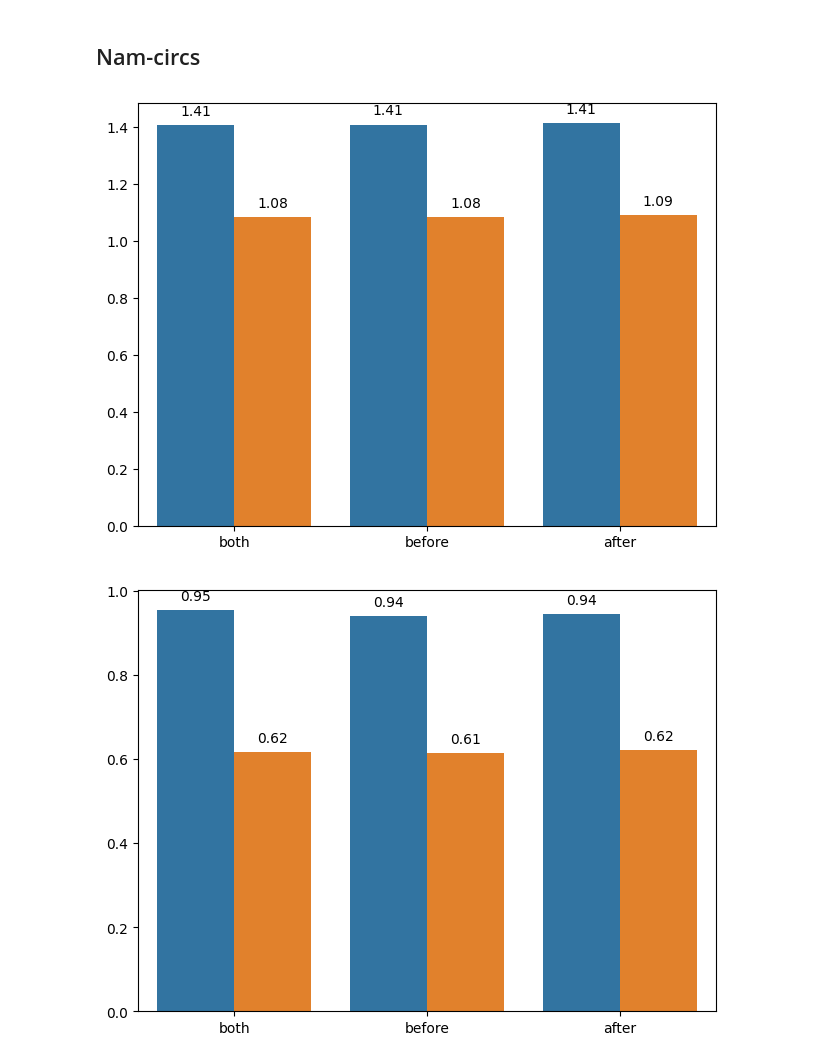
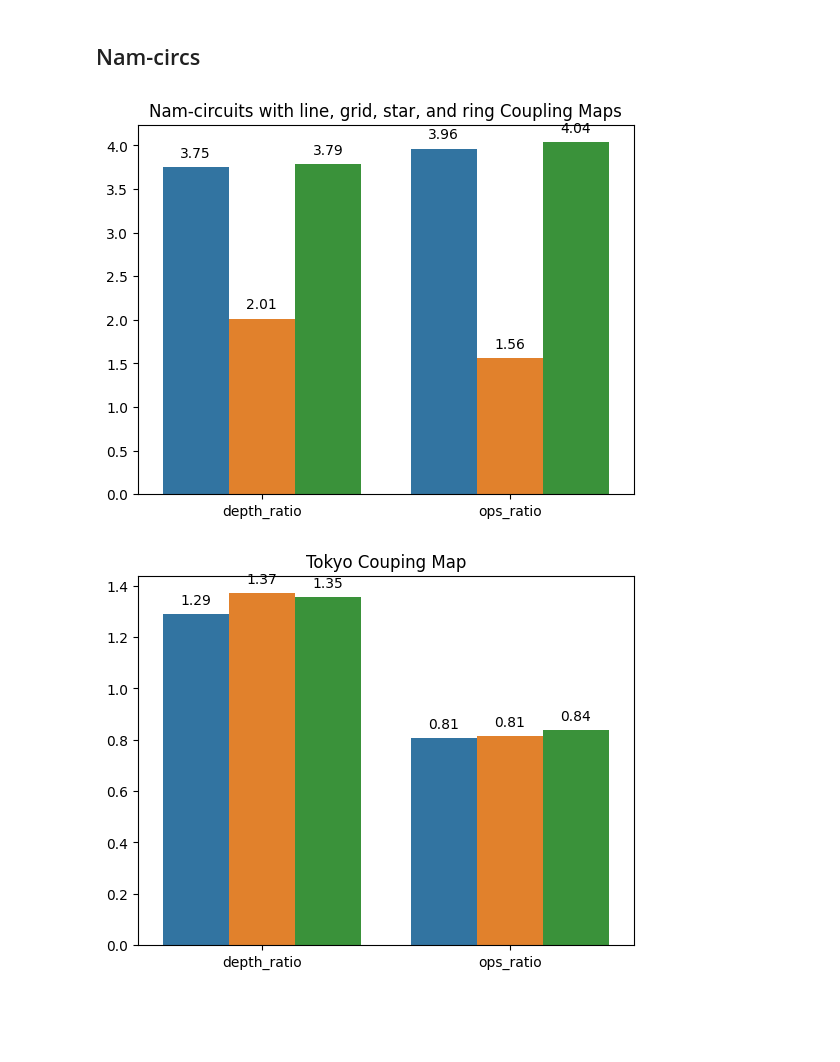
Before and after one commit to congfeng4/QuantumCompiler, a Jupyter notebook: before_after_motivate.ipynb, the cells around one changed output. Cells and saved outputs as stored; diff of their text form; code cells hidden in the pictures; blank space fills up the shorter version.

```diff
--- a/before_after_motivate.ipynb
+++ b/before_after_motivate.ipynb
@@ -20,28 +20,26 @@ def wide_to_long(df):
 # %%
 def plot(df, title):
     ax = plt.subplot(111)
-    sns.barplot(df, x='opt_order', y='value', hue='metric', ax=ax, errorbar=None, legend=False)
+    sns.barplot(df, x='metric', y='value', hue='opt_order', ax=ax, errorbar=None, legend=False)
     for container in ax.containers:
         ax.bar_label(container, fmt='%.2f', label_type='edge', padding=5)
-    # ax.legend().set_title(None)
     plt.ylabel('')
     plt.xlabel('')
-    plt.title('')
-    plt.tight_layout()
+    plt.title(title)
 # %% [markdown]
 ## Nam-circs
 # %%
 df = wide_to_long(pd.read_csv('./output/baseline/nam_circs_before_after.csv'))
 
-plot(df, 'Nam-circuits with Different Couping Maps')
+plot(df, 'Nam-circuits with line, grid, star, and ring Coupling Maps')
 # %% [output]
-[figure, old version]
+[figure, new version]
 # %%
 df = wide_to_long(pd.read_csv('./output/baseline/tokyo_before_after.csv'))
 
 plot(df, 'Tokyo Couping Map')
 # %% [output]
-[figure, old version]
+[figure, new version]
 # %%
 df = wide_to_long(pd.read_csv('./output/baseline/rochester_before_after.csv'))
 
```
Also changed, not shown: parts of 2 cells of this notebook, 11 other files.
